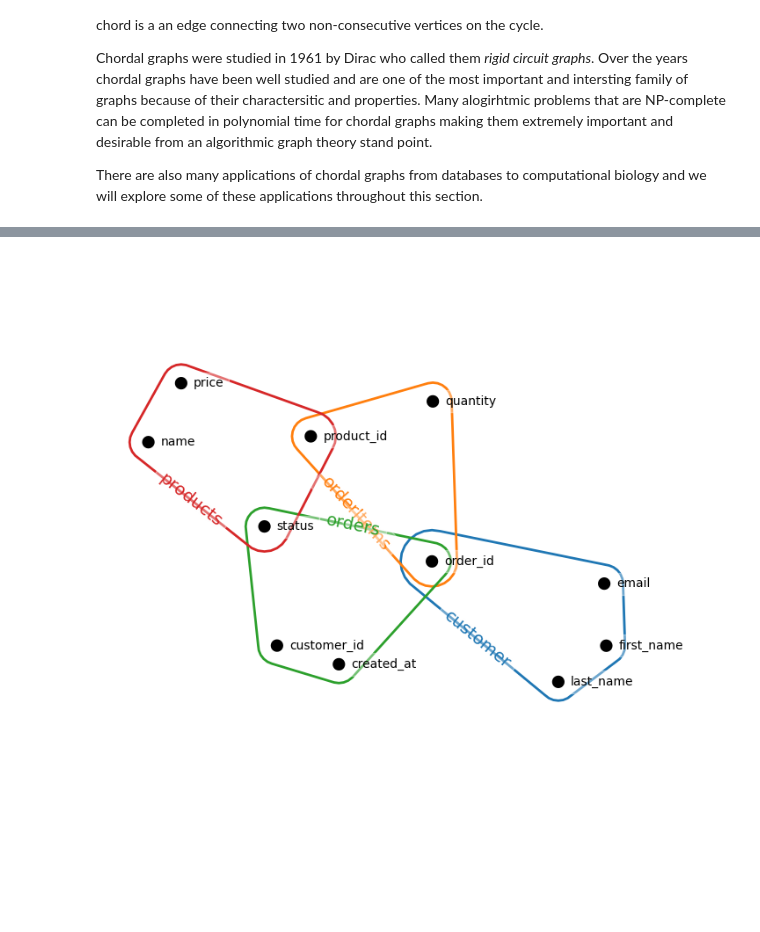
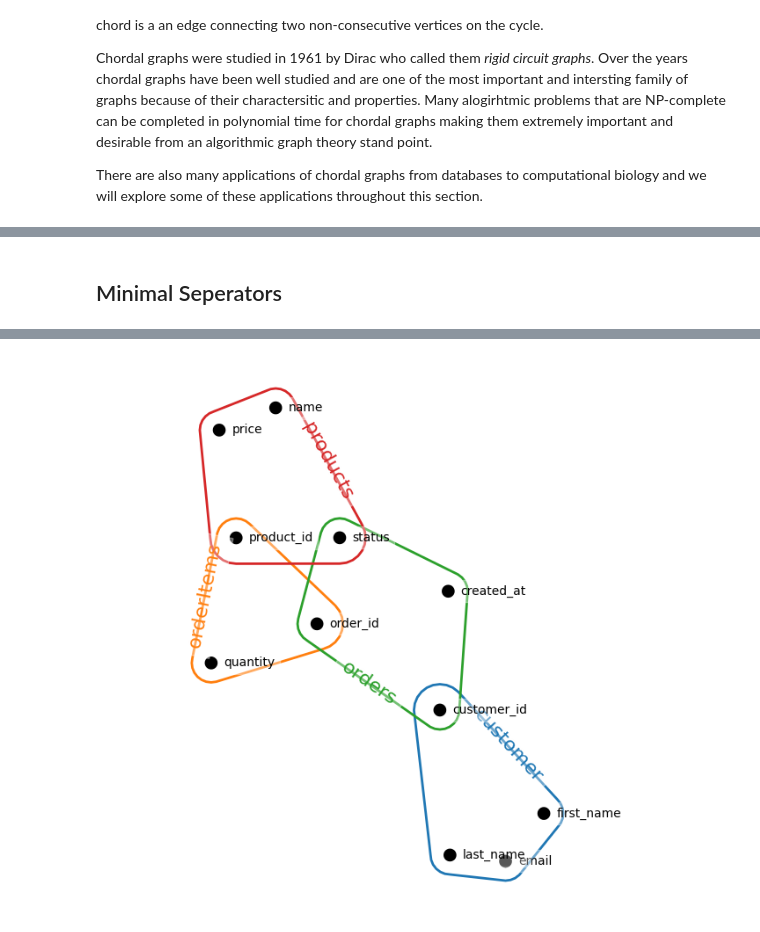
Before and after one commit to lcaraballoj/Algorithmic-Graph-Theory, a Jupyter notebook: ChordalGraphs.ipynb, the cells around one changed output, grey strips where cells are left out. Drawn from its saved outputs; the diff is of its cells as text; code cells hidden in the pictures; blank space fills up the shorter version.

Commit message:
Chordal graphs

```diff
--- a/ChordalGraphs.ipynb
+++ b/ChordalGraphs.ipynb
@@ -15,3 +76,5 @@ There are also many applications of chordal graphs from databases to computation
+# %% [markdown]
+## Minimal Seperators
 # %% [markdown]
 # Chordal Graphs and Databases
 
@@ -21,32 +84,32 @@ Chordal graphs have a heavy application in databases. As we saw earlier there ar
 # %%
 scenes = {
     "orders": ('order_id', 'customer_id', 'status', 'created_at'),
     "orderItems": ('order_id', 'product_id', 'quantity'),
-    "customer": ('order_id', 'first_name', 'last_name', 'email'),
+    "customer": ('customer_id', 'first_name', 'last_name', 'email'),
     "products": ('product_id', 'name', 'price', 'status')
 }
 
 H = hnx.Hypergraph(scenes)
 
 
 
-kwargs = {'layout_kwargs': {'seed': 10}, 'with_node_counts': False}
+kwargs = {'layout_kwargs': {'seed': 18}, 'with_node_counts': False}
 
 hnx.drawing.draw(H,
     node_labels_kwargs={
         'fontsize': 10
     },
     edge_labels_kwargs={
-        'fontsize': 14
+        'fontsize': 16
     },
     edges_kwargs={
         'linewidths': 2
     },
     **kwargs
 )
 
 
 
 #plt.savefig('hypergraphDataScheme.png')
 # %% [output]
-[figure, old version]
+[figure, new version]
```
Also changed, not shown: parts of 4 cells of this notebook, 4 other files.
